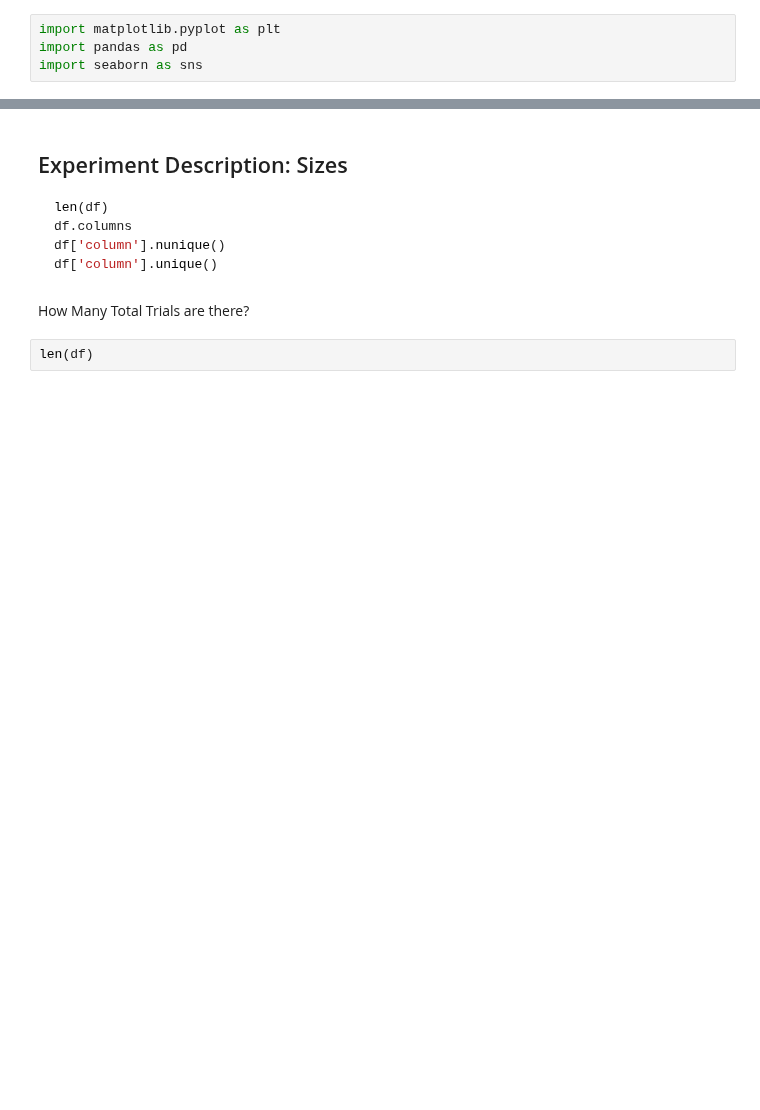
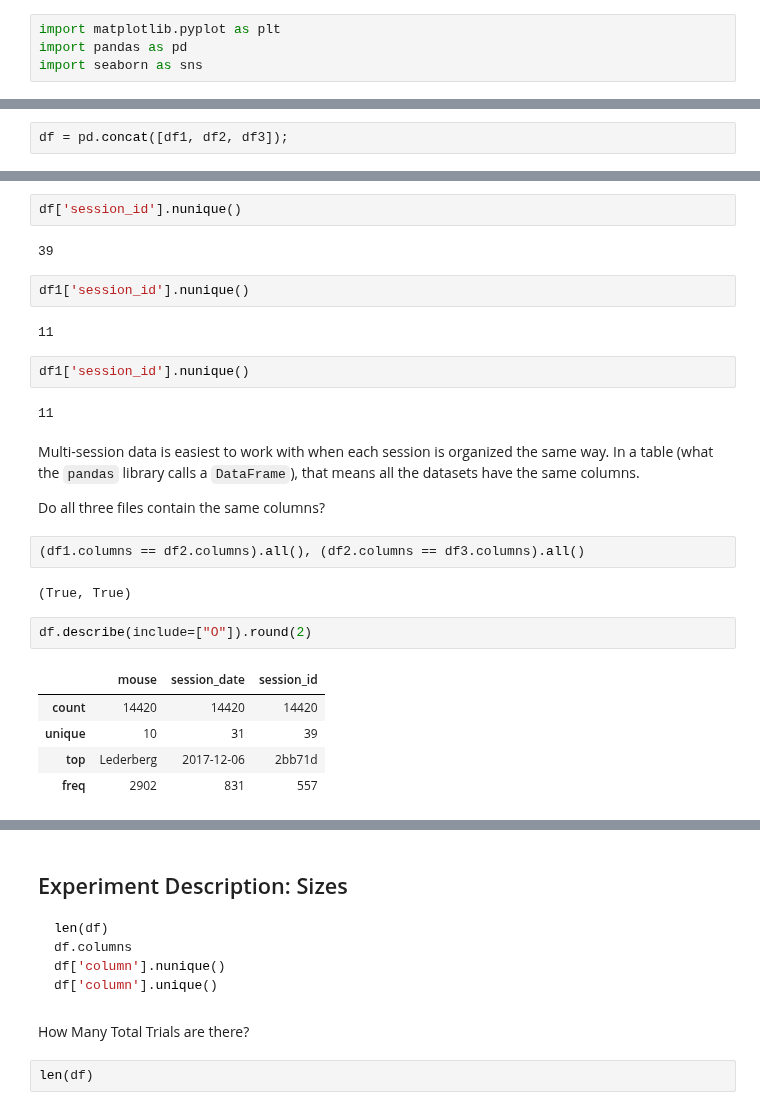
Before and after one commit to ibehave-ibots/iBOTS-Tools, a Jupyter notebook: workshops/python-workshop-1/exercises/nick/day1_1.ipynb, the cells around one changed output, grey strips where cells are left out. Saved outputs shown, nothing was run; the diff lists cells and outputs as text; blank space fills up the shorter version.

```diff
--- a/workshops/python-workshop-1/exercises/nick/day1_1.ipynb
+++ b/workshops/python-workshop-1/exercises/nick/day1_1.ipynb
@@ -16,0 +167,2 @@ df.head()
+# %%
+df = pd.concat([df1, df2, df3]);
@@ -16,0 +193,28 @@ df.head()
+# %%
+df['session_id'].nunique()
+# %% [output]
+39
+# %%
+df1['session_id'].nunique()
+# %% [output]
+11
+# %%
+df1['session_id'].nunique()
+# %% [output]
+11
+# %% [markdown]
+Multi-session data is easiest to work with when each session is organized the same way.  In a table (what the `pandas` library calls a `DataFrame`), that means all the datasets have the same columns.
+
+Do all three files contain the same columns?
+# %%
+(df1.columns == df2.columns).all(), (df2.columns == df3.columns).all()
+# %% [output]
+(True, True)
+# %%
+df.describe(include=["O"]).round(2)
+# %% [output]
+|  | mouse | session_date | session_id |
+| count | 14420 | 14420 | 14420 |
+| unique | 10 | 31 | 39 |
+| top | Lederberg | 2017-12-06 | 2bb71d |
+| freq | 2902 | 831 | 557 |
```
Also changed, not shown: parts of 37 cells of this notebook, 2 other files.
